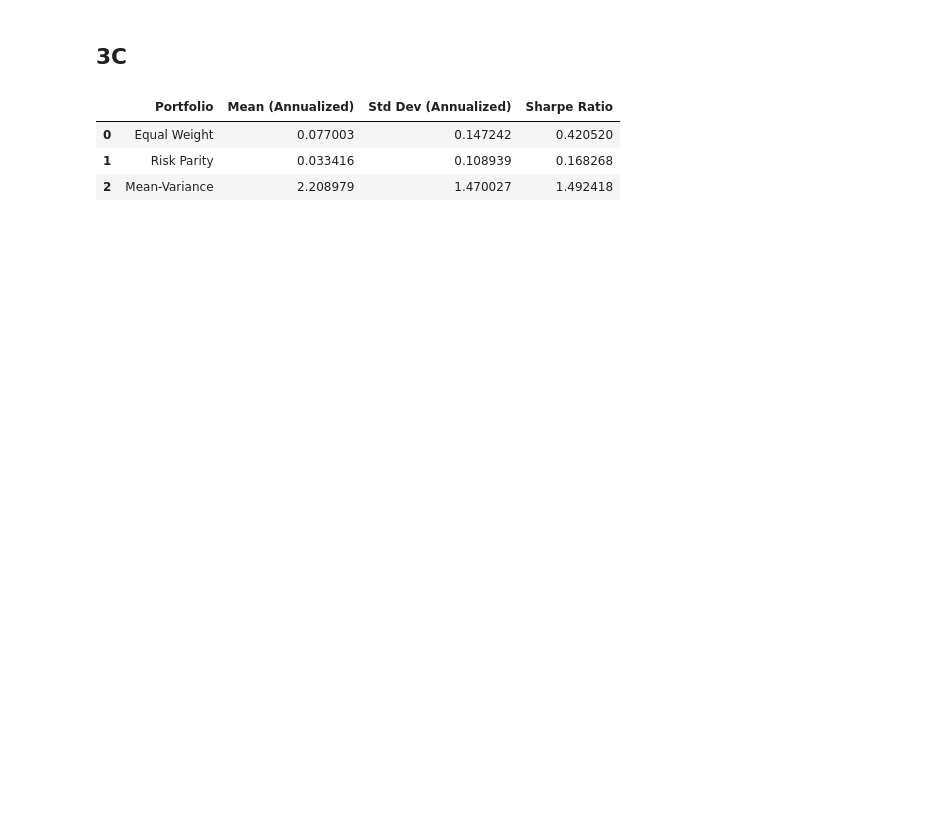
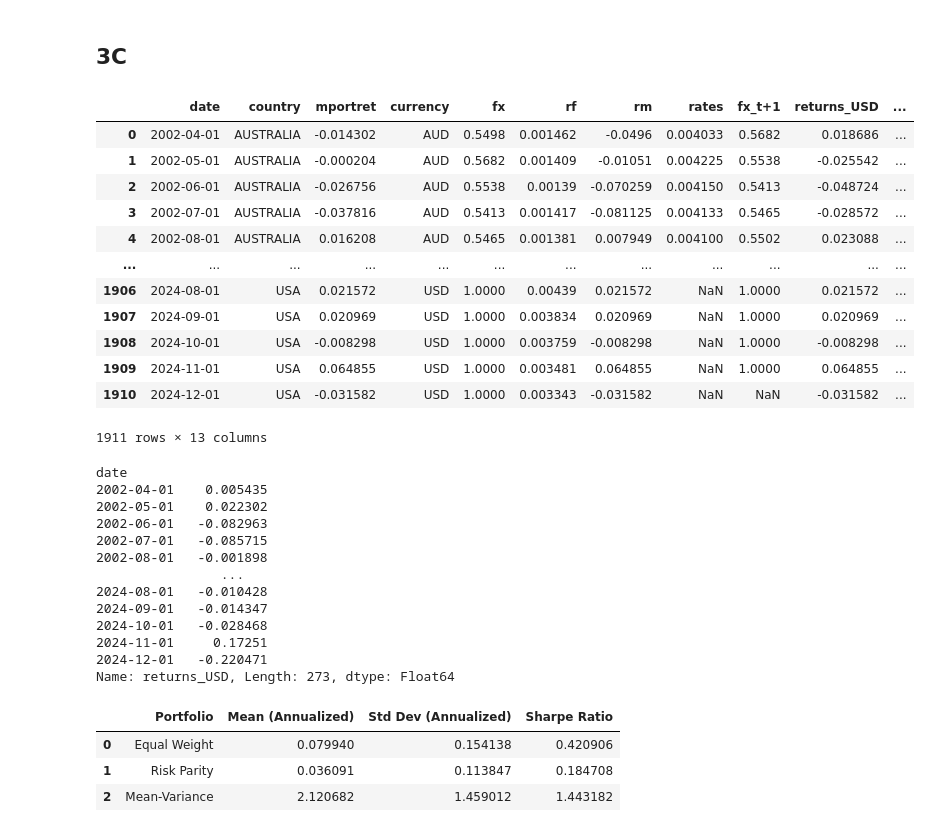
Before and after one commit to mulemule02/investments_project, a Jupyter notebook: investments.ipynb, the cells around one changed output. Cells and saved outputs as stored; diff of their text form; code cells hidden in the pictures; blank space fills up the shorter version.

Commit message:
Part 4 and 5 + modified part 3.C by adding US to hedging part

```diff
--- a/investments.ipynb
+++ b/investments.ipynb
@@ -23,8 +27,8 @@ Done
 df = db.raw_sql("""
     SELECT *
     FROM wrdsapps_windices.mwcountryreturns
-    WHERE date BETWEEN '2002-01-01' AND '2024-12-31'
-    AND country IN ('AUSTRALIA', 'FRANCE', 'GERMANY', 'JAPAN', 'SWITZERLAND', 'UNITED KINGDOM')
+    WHERE date BETWEEN '2002-04-01' AND '2024-12-31'
+    AND country IN ('AUSTRALIA', 'SWITZERLAND', 'GERMANY', 'FRANCE', 'JAPAN', 'UNITED KINGDOM')
 """)
 
 df = df[["date", "country", "mportret", "currency"]]
@@ -36,16 +40,18 @@ df = df[["date", "country", "mportret", "currency"]]
 rf=db.raw_sql("""select  mcaldt,tmytm
            from crsp.tfz_mth_rf
             where kytreasnox = 2000001
-           and mcaldt>='2002-01-01'
+           and mcaldt>='2002-04-01'
             and mcaldt<='2024-12-31'""", date_cols=['mcaldt'])
 rf['tmytm']= np.exp(rf['tmytm']/12/100)-1
 rf=rf.rename(columns={ "mcaldt": "date","tmytm": "rf"})
+
+display(rf)
 
 #---------------------------------------------
 # Value Weighted Index Returns US
 #---------------------------------------------
 rm=db.raw_sql("""select  date,vwretd from crsp.msi
-                where date>='2002-01-01' and date<='2024-12-31'
+                where date>='2002-04-01' and date<='2024-12-31'
                 """,date_cols=['date'])
 rm = rm.rename(columns={'vwretd':'rm'})
 
@@ -71,7 +77,7 @@ megre = pd.merge(SZUS, JPUS, on='observation_date', how='outer')
 megre = pd.merge(megre, USEU, on='observation_date', how='outer')
 megre = pd.merge(megre, USAL, on='observation_date', how='outer')
 fx = pd.merge(megre, USUK, on='observation_date', how='outer')
-fx = fx[(fx['observation_date'] >= '2002-02-01') & (fx['observation_date'] <= '2025-01-31')]
+fx = fx[(fx['observation_date'] >= '2002-04-01') & (fx['observation_date'] <= '2024-12-31')]
 fx['EXSZUS'] = 1/fx['EXSZUS']
 fx['EXJPUS'] = 1/fx['EXJPUS']
 fx = fx.rename(columns={
@@ -103,7 +109,7 @@ rates = pd.merge(rates, rate_fr, on='observation_date', how='outer')
 rates = pd.merge(rates, rate_jp, on='observation_date', how='outer')
 rates = pd.merge(rates, rate_uk, on='observation_date', how='outer')
 rates = pd.merge(rates, rate_us, on='observation_date', how='outer')
-rates = rates[(rates['observation_date'] >= '2002-02-01') & (rates['observation_date'] <= '2025-01-31')]
+rates = rates[(rates['observation_date'] >= '2002-04-01') & (rates['observation_date'] <= '2024-12-31')]
 rates = rates.rename(columns={
     'observation_date': 'date',
     'IR3TIB01AUM156N': 'AUSTRALIA',
@@ -115,13 +121,16 @@ rates = rates.rename(columns={
     'IR3TIB01USM156N': 'UNITED STATES'
 })
 
+
+
 #divide by 100 to get the rates in percentage
 rates[['AUSTRALIA', 'SWITZERLAND', 'GERMANY', 'FRANCE', 'JAPAN', 'UNITED KINGDOM', 'UNITED STATES']] = rates[['AUSTRALIA', 'SWITZERLAND', 'GERMANY', 'FRANCE', 'JAPAN', 'UNITED KINGDOM', 'UNITED STATES']] / 100 /12
 
 rates['date'] = pd.to_datetime(rates['date'], format='%Y-%m-%d')
 rates['date'] += datetime.timedelta(days=-1)
 print(rates.head())
-#For Japan we miss 3 observations (for Japan we consider from 04/2002 - based on ED)
+
+
 
 #---------------------------------------------
 # Adjusting the dates
@@ -195,15 +291,30 @@ display(df.head())
 # Unhedged Index Returns
 #-----------------------------------------------
 
+# Creating another df with US data incorporated with the rest
+
 us_only = df[df["country"] == "AUSTRALIA"].copy()
 us_only["country"] = "USA"
 us_only["returns_USD"] = us_only["rm"]
-df_with_us = pd.concat([df, us_only], ignore_index=True)
+us_only["mportret"] = us_only["rm"]
+us_only["fx"] = np.ones(len(us_only["fx"]))
+us_only["currency"] = ["USD"] * len(us_only["fx"])
+us_only["rates"] = np.nan
+us_only["rates_USD"] = np.nan
+us_only["fx_t+1"] = np.ones(len(us_only["fx"]))
+us_only["hedged_return"] = us_only["rm"]  #not hedged but used for next part
+us_only["X"] = np.zeros(len(us_only["fx"]))
+us_only.loc[us_only.index[-1], "fx_t+1"] = np.nan
+df_with_us = pd.concat([df, us_only], ignore_index=True)   #adding the US df to the main one
+
+display(df_with_us)
+
 
 #-----------------------------------------------
 #equaly weighted index returns
 #-----------------------------------------------
 results_eq = df_with_us.groupby('date').returns_USD.mean()
+display(results_eq)
 mean_eq = results_eq.mean()*12
 std_eq = results_eq.std()*np.sqrt(12)
 sharpe_eq = (mean_eq - 12*df_with_us['rf'].mean())/std_eq
@@ -246,36 +357,62 @@ inverted_cov_matrices = {
     date: np.linalg.pinv(cov_matrix.values) for date, cov_matrix in cov_matrices_dict.items()
 }
 
 a = {
     date: inv_cov_mat @ (rolling_returns_USD[rolling_returns_USD['date']==date].returns_USD.values - df_with_us[df_with_us['date']==date].rf.values) for date, inv_cov_mat in inverted_cov_matrices.items()
 }
 
 weights_mv = []
 for date, arr in a.items():
     for idx, val in enumerate(arr):
         weights_mv.append({'date': date, 'weights': val, 'country': countries[idx]})
 
 weights_mv = pd.DataFrame(weights_mv)
 
 merged_mv = pd.merge(df_with_us, weights_mv, on=['date', 'country'])
 merged_mv['weighted_return'] = merged_mv['returns_USD'] * merged_mv['weights']
 results_mv = merged_mv.groupby('date').weighted_return.sum()
 mean_mv = results_mv.mean()*12
 std_mv = results_mv.std()*np.sqrt(12)
 sharpe_mv = (mean_mv - 12*df_with_us['rf'].mean())/std_mv
 
 summary_unhedged = pd.DataFrame({
     'Portfolio': ['Equal Weight', 'Risk Parity', 'Mean-Variance'],
     'Mean (Annualized)': [mean_eq, mean_rp, mean_mv],
     'Std Dev (Annualized)': [std_eq, std_rp, std_mv],
     'Sharpe Ratio': [sharpe_eq, sharpe_rp, sharpe_mv]
 })
 
 display(summary_unhedged)
 # %% [output]
-|  | Portfolio | Mean (Annualized) | Std Dev (Annualized) | Sharpe Ratio |
-| 0 | Equal Weight | 0.077003 | 0.147242 | 0.420520 |
-| 1 | Risk Parity | 0.033416 | 0.108939 | 0.168268 |
-| 2 | Mean-Variance | 2.208979 | 1.470027 | 1.492418 |
+|  | date | country | mportret | currency | fx | rf | rm | rates | fx_t+1 | returns_USD | ... |
+| 0 | 2002-04-01 | AUSTRALIA | -0.014302 | AUD | 0.5498 | 0.001462 | -0.0496 | 0.004033 | 0.5682 | 0.018686 | ... |
+| 1 | 2002-05-01 | AUSTRALIA | -0.000204 | AUD | 0.5682 | 0.001409 | -0.01051 | 0.004225 | 0.5538 | -0.025542 | ... |
+| 2 | 2002-06-01 | AUSTRALIA | -0.026756 | AUD | 0.5538 | 0.00139 | -0.070259 | 0.004150 | 0.5413 | -0.048724 | ... |
+| 3 | 2002-07-01 | AUSTRALIA | -0.037816 | AUD | 0.5413 | 0.001417 | -0.081125 | 0.004133 | 0.5465 | -0.028572 | ... |
+| 4 | 2002-08-01 | AUSTRALIA | 0.016208 | AUD | 0.5465 | 0.001381 | 0.007949 | 0.004100 | 0.5502 | 0.023088 | ... |
+| ... | ... | ... | ... | ... | ... | ... | ... | ... | ... | ... | ... |
+| 1906 | 2024-08-01 | USA | 0.021572 | USD | 1.0000 | 0.00439 | 0.021572 | NaN | 1.0000 | 0.021572 | ... |
+| 1907 | 2024-09-01 | USA | 0.020969 | USD | 1.0000 | 0.003834 | 0.020969 | NaN | 1.0000 | 0.020969 | ... |
+| 1908 | 2024-10-01 | USA | -0.008298 | USD | 1.0000 | 0.003759 | -0.008298 | NaN | 1.0000 | -0.008298 | ... |
+| 1909 | 2024-11-01 | USA | 0.064855 | USD | 1.0000 | 0.003481 | 0.064855 | NaN | 1.0000 | 0.064855 | ... |
+| 1910 | 2024-12-01 | USA | -0.031582 | USD | 1.0000 | 0.003343 | -0.031582 | NaN | NaN | -0.031582 | ... |
+1911 rows × 13 columns
+date
+2002-04-01    0.005435
+2002-05-01    0.022302
+2002-06-01   -0.082963
+2002-07-01   -0.085715
+2002-08-01   -0.001898
+                ...
+2024-08-01   -0.010428
+2024-09-01   -0.014347
+2024-10-01   -0.028468
+2024-11-01     0.17251
+2024-12-01   -0.220471
+Name: returns_USD, Length: 273, dtype: Float64
+|  | Portfolio | Mean (Annualized) | Std Dev (Annualized) | Sharpe Ratio |
+| 0 | Equal Weight | 0.079940 | 0.154138 | 0.420906 |
+| 1 | Risk Parity | 0.036091 | 0.113847 | 0.184708 |
+| 2 | Mean-Variance | 2.120682 | 1.459012 | 1.443182 |
 # %%
 #-----------------------------------------------
```
Also changed, not shown: parts of 20 cells of this notebook.
